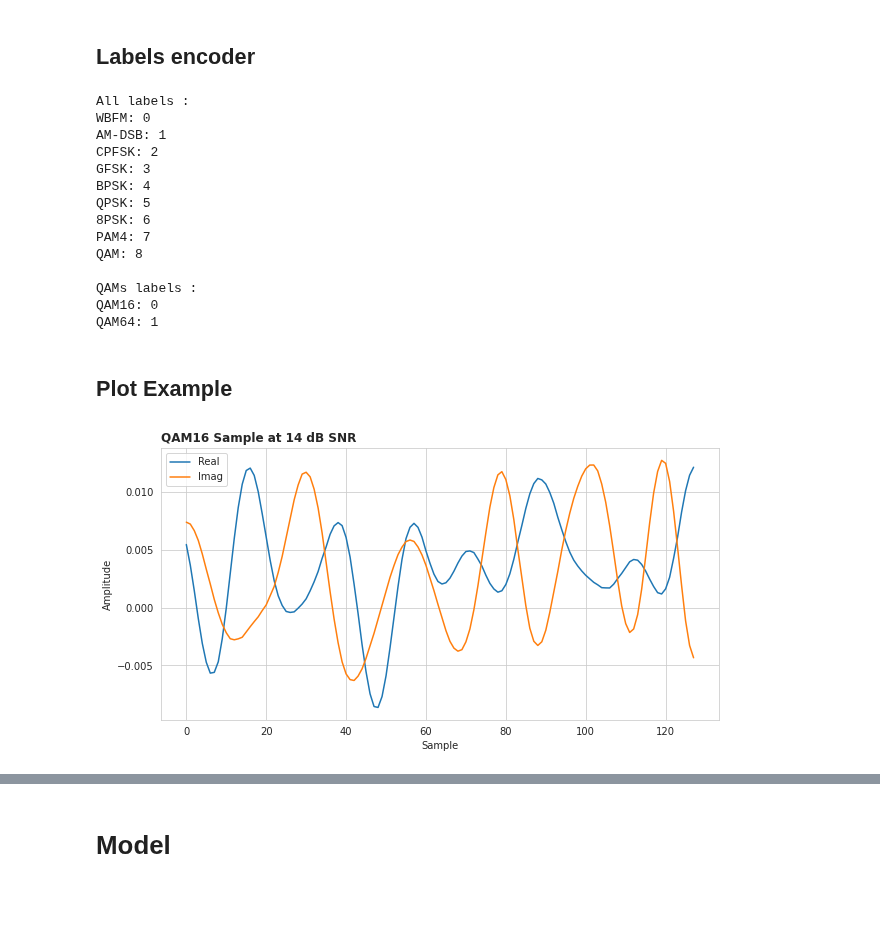
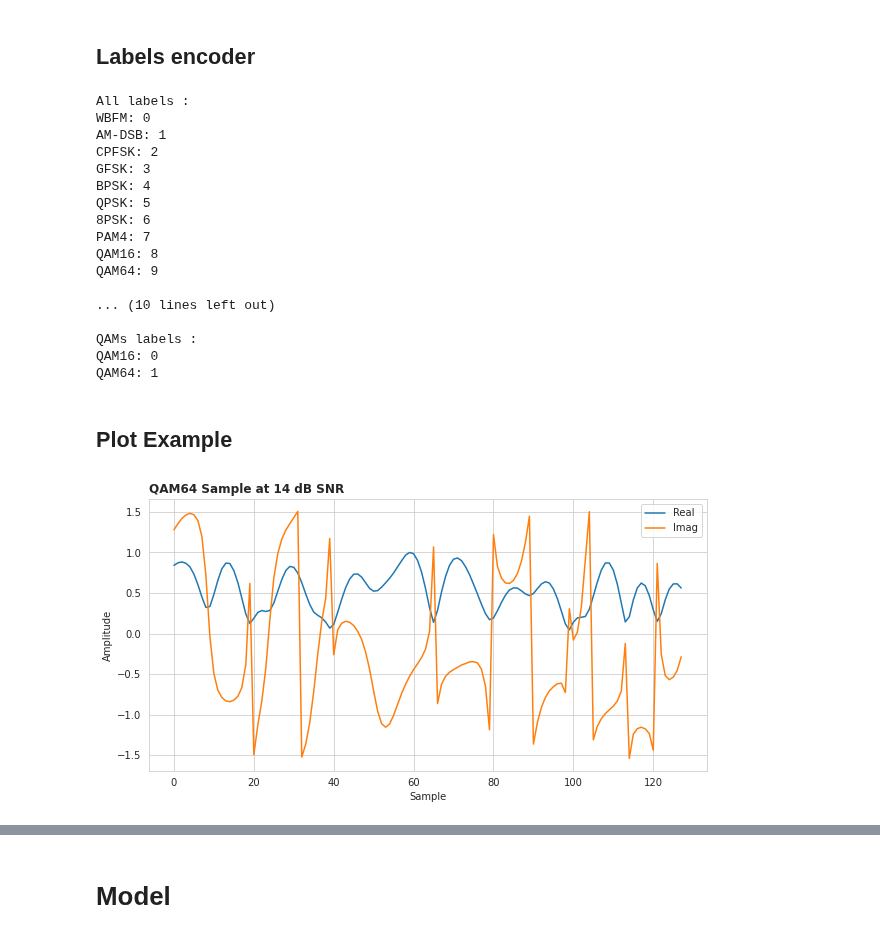
Before and after one commit to YairYarden/DeepCascadingAMC, a Jupyter notebook: Ex1.ipynb, the cells around one changed output, grey strips where cells are left out. Drawn from its saved outputs; the diff is of its cells as text; code cells hidden in the pictures; blank space fills up the shorter version.

```diff
--- a/Ex1.ipynb
+++ b/Ex1.ipynb
@@ -259,12 +119,15 @@ pprint(dataset.get_examples_per_class())
 # %%
 # Dataset divided to 3 SNR Groups
 # datasetLow, dataMed, datasetHigh = load_RML201610B_dividedBySNR(path=data_path)
-datasetLow, dataMed, datasetHigh = load_RML201610B_MergedQAMs_dividedBySNR(path = data_path) # Merged Qams
+datasetLowMergedQams, dataMedMergedQams, datasetHighMergedQams = load_RML201610B_MergedQAMs(path=data_path) # Merged QAMS
+# -------------------------------------------------------------------------------------------------------- #
+# Only QAMs divided to 3 SNR Groups
+# I,Q
+##datasetLowQams, dataMedQams, datasetHighQams = load_RML201610B_onlyQAMs_dividedBySNR(path=data_path)
 
-
-# Only QAMs divided to 3 SNR Groups
-datasetLowQams, dataMedQams, datasetHighQams = load_RML201610B_onlyQAMs_dividedBySNR(path=data_path)
-
+# Amplitude & Phase
+datasetLowQams, dataMedQams, datasetHighQams = load_RML201610B_onlyQAMs_AmpPhase_dividedSNR(path=data_path)
+# -------------------------------------------------------------------------------------------------------- #
 # Print
 print('Num examples High SNR :', len(datasetHigh))
 print('Num examples Medium SNR :', len(dataMed))
@@ -366,10 +199,24 @@ le = Encoder(["WBFM",
               "QPSK",
               "8PSK",
               "PAM4",
-              "QAM"],
+              "QAM16",
+              "QAM64"],
              label_name="Modulation")
 print('All labels : ')
 print(le)
+
+le_mergedQams = Encoder(["WBFM",
+                        "AM-DSB",
+                        "CPFSK",
+                        "GFSK",
+                        "BPSK",
+                        "QPSK",
+                        "8PSK",
+                        "PAM4",
+                        "QAM"],
+                      label_name="Modulation")
+print('All labels : ')
+print(le_mergedQams)
 
 le_QAMs = Encoder(["QAM16",
                    "QAM64"],
@@ -387,7 +234,10 @@ BPSK: 4
 QPSK: 5
 8PSK: 6
 PAM4: 7
-QAM: 8
+QAM16: 8
+QAM64: 9
+
+... (10 lines left out)
 
 QAMs labels :
 QAM16: 0
@@ -397,26 +247,24 @@ QAM64: 1
 # %%
 fig_dir = None
 import random
 
 # Plot a sample of the data
 # You can choose a different sample by changing
-# idx = 14
 idx = random.randint(0, 200)
 snr = 14
-modulation = "QAM16"
+modulation = "QAM64"
 
 mask = (train_Qams_high_snr.df["SNR"] == snr) & (train_Qams_high_snr.df["Modulation"] == modulation)
-sample = train_Qams_high_snr.as_numpy(mask=mask, le=le)[0][idx,0,:]
+sample = train_Qams_high_snr.as_numpy(mask=mask, le=le_QAMs)[0][idx,0,:]
+
 t = np.arange(sample.shape[1])
 
 title = "{modulation} Sample at {snr:.0f} dB SNR".format(modulation=modulation, snr=snr)
+
+# maxAmp = max(abs(sample[0,:]))
+# sample[0,:] = sample[0,:] / maxAmp
+
 fig = plot_IQ(iq=sample, title=title)
-if fig_dir is not None:
-    file_path = "{fig_dir}/{modulation}_{snr:.0f}dB_sample.pdf".format(fig_dir=fig_dir,
-                                                                       modulation=modulation,
-                                                                       snr=snr)
-    print("Saving Figure -> {file_path}".format(file_path=file_path))
-    fig.savefig(file_path, format="pdf", transparent=True)
 plt.show()
 # %% [output]
-[figure, old version]
+[figure, new version]
```
Also changed, not shown: parts of 31 cells of this notebook.
